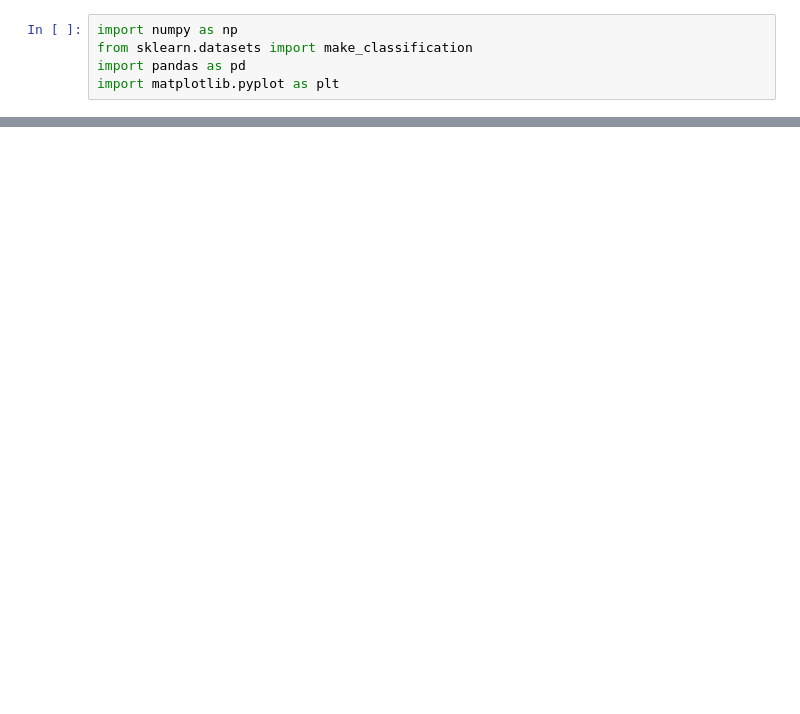
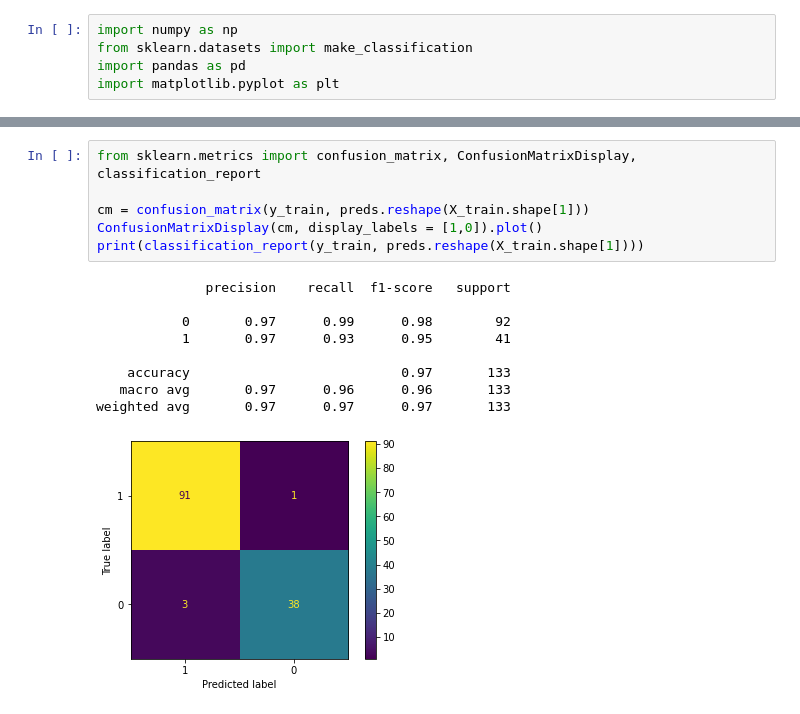
Before and after one commit to gdubbs100/dl_course, a Jupyter notebook: neural_network_from_scratch.ipynb, the cells around one changed output, grey strips where cells are left out. Saved outputs shown, nothing was run; the diff lists cells and outputs as text; blank space fills up the shorter version.

```diff
--- a/neural_network_from_scratch.ipynb
+++ b/neural_network_from_scratch.ipynb
@@ -135,3 +178,19 @@ pd.Series(results).plot()
+# %%
+from sklearn.metrics import confusion_matrix, ConfusionMatrixDisplay, classification_report
+
+cm = confusion_matrix(y_train, preds.reshape(X_train.shape[1]))
+ConfusionMatrixDisplay(cm, display_labels = [1,0]).plot()
+print(classification_report(y_train, preds.reshape(X_train.shape[1])))
+# %% [output]
+              precision    recall  f1-score   support
+
+           0       0.97      0.99      0.98        92
+           1       0.97      0.93      0.95        41
+
+    accuracy                           0.97       133
+   macro avg       0.97      0.96      0.96       133
+weighted avg       0.97      0.97      0.97       133
+[figure, added]
 # %%
 preds = np.round(net.predict(X_test))
 fig, ax = plt.subplots(1,2)
```
Also changed, not shown: parts of 12 cells of this notebook.
